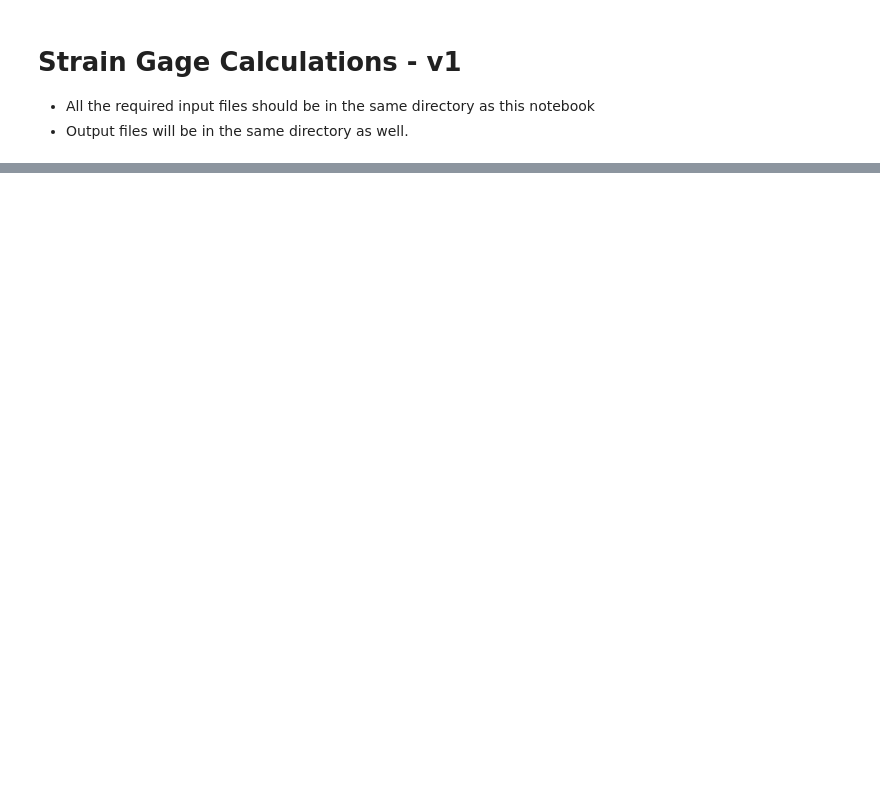
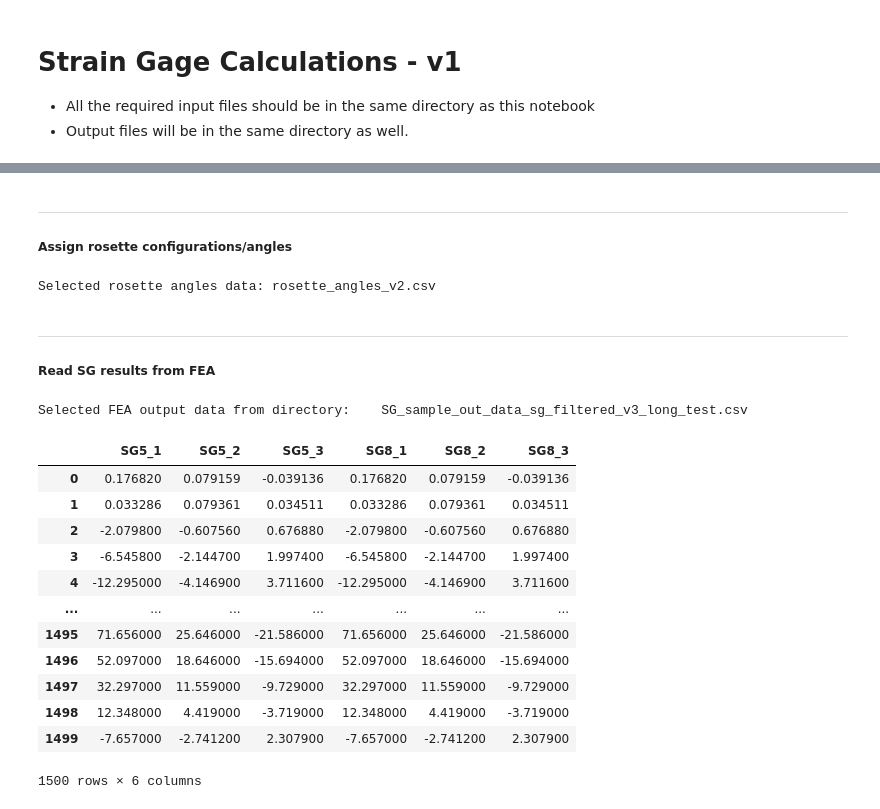
Before and after one commit to emreatay993/SG_Calc, a Jupyter notebook: SG_VM_Calculator_v2_.ipynb, the cells around one changed output, grey strips where cells are left out. Drawn from its saved outputs; the diff is of its cells as text; code cells hidden in the pictures; blank space fills up the shorter version.

```diff
--- a/SG_VM_Calculator_v2_.ipynb
+++ b/SG_VM_Calculator_v2_.ipynb
@@ -438,0 +292,45 @@ px.line(strain_gauge_data)
+# %% [markdown]
+---
+##### **Assign rosette configurations/angles**
+# %%
+# Load the CSV file containing the rosette angles
+# region
+angles_file_path = 'rosette_angles_v2.csv'
+rosette_angles_df = pd.read_csv(angles_file_path)
+print("Selected rosette angles data:", angles_file_path)
+# endregion
+# %% [output]
+Selected rosette angles data: rosette_angles_v2.csv
+# %% [markdown]
+---
+##### **Read SG results from FEA**
+# %%
+# Load the CSV file extracted from FEA, using "Strain Gage Toolbox" inside ANSYS Mechanical
+# region
+
+file_path_FEA = 'SG_sample_out_data_sg_filtered_v3_long_test.csv'
+data = pd.read_csv(file_path_FEA)
+
+print("Selected FEA output data from directory:   ", file_path_FEA)
+
+time = data['Time']
+strain_gauge_data_FEA = data.iloc[:, 1:].filter(regex='SG')
+strain_gauge_data_FEA.reset_index(drop=True, inplace=True)
+time.reset_index(drop=True, inplace=True)
+strain_gauge_data_FEA
+# endregion
+# %% [output]
+Selected FEA output data from directory:    SG_sample_out_data_sg_filtered_v3_long_test.csv
+|  | SG5_1 | SG5_2 | SG5_3 | SG8_1 | SG8_2 | SG8_3 |
+| 0 | 0.176820 | 0.079159 | -0.039136 | 0.176820 | 0.079159 | -0.039136 |
+| 1 | 0.033286 | 0.079361 | 0.034511 | 0.033286 | 0.079361 | 0.034511 |
+| 2 | -2.079800 | -0.607560 | 0.676880 | -2.079800 | -0.607560 | 0.676880 |
+| 3 | -6.545800 | -2.144700 | 1.997400 | -6.545800 | -2.144700 | 1.997400 |
+| 4 | -12.295000 | -4.146900 | 3.711600 | -12.295000 | -4.146900 | 3.711600 |
+| ... | ... | ... | ... | ... | ... | ... |
+| 1495 | 71.656000 | 25.646000 | -21.586000 | 71.656000 | 25.646000 | -21.586000 |
+| 1496 | 52.097000 | 18.646000 | -15.694000 | 52.097000 | 18.646000 | -15.694000 |
+| 1497 | 32.297000 | 11.559000 | -9.729000 | 32.297000 | 11.559000 | -9.729000 |
+| 1498 | 12.348000 | 4.419000 | -3.719000 | 12.348000 | 4.419000 | -3.719000 |
+| 1499 | -7.657000 | -2.741200 | 2.307900 | -7.657000 | -2.741200 | 2.307900 |
+1500 rows × 6 columns
```
Also changed, not shown: parts of 45 cells of this notebook, 2 other files.
